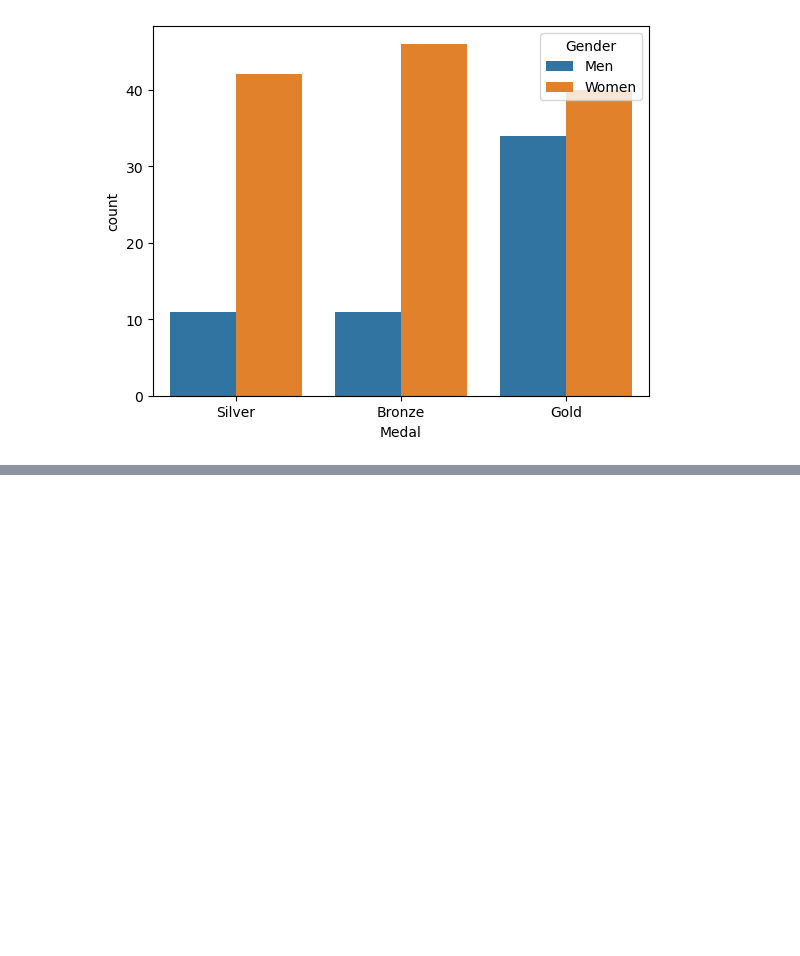
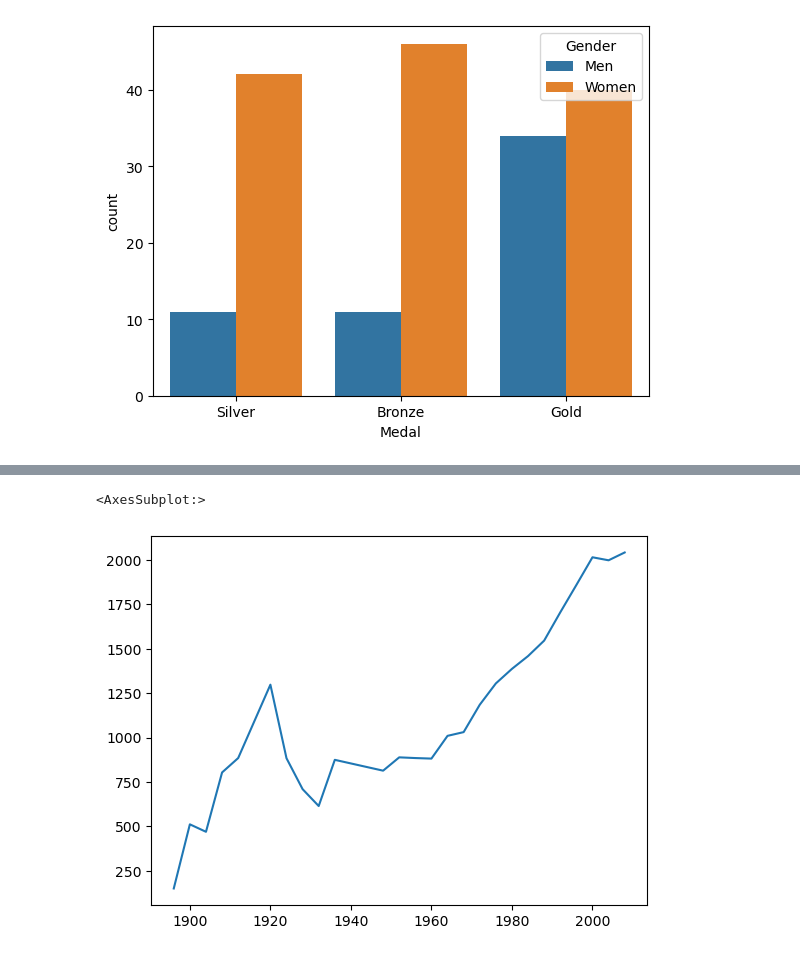
Before and after one commit to Ammar-Man/Python, a Jupyter notebook: Data processing/panda.ipynb, the cells around one changed output, grey strips where cells are left out. Saved outputs shown, nothing was run; the diff lists cells and outputs as text; code cells hidden in the pictures; blank space fills up the shorter version.

```diff
--- a/Data processing/panda.ipynb
+++ b/Data processing/panda.ipynb
@@ -407,0 +424,8 @@ bpcSorted.value_counts().plot(kind='bar',figsize=(10,3))
+# %%
+# Index
+indexC1 = oo.Edition.value_counts().sort_index()
+type(indexC1)
+indexC1.plot()
+# %% [output]
+<AxesSubplot:>
+[figure, added]
```
Also changed, not shown: parts of 17 cells of this notebook.
